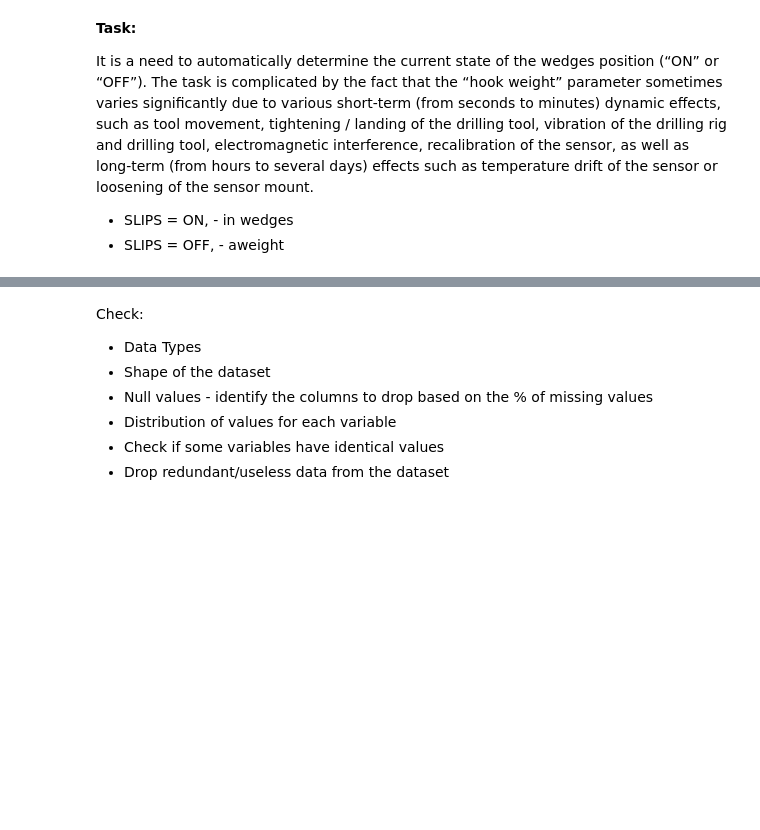
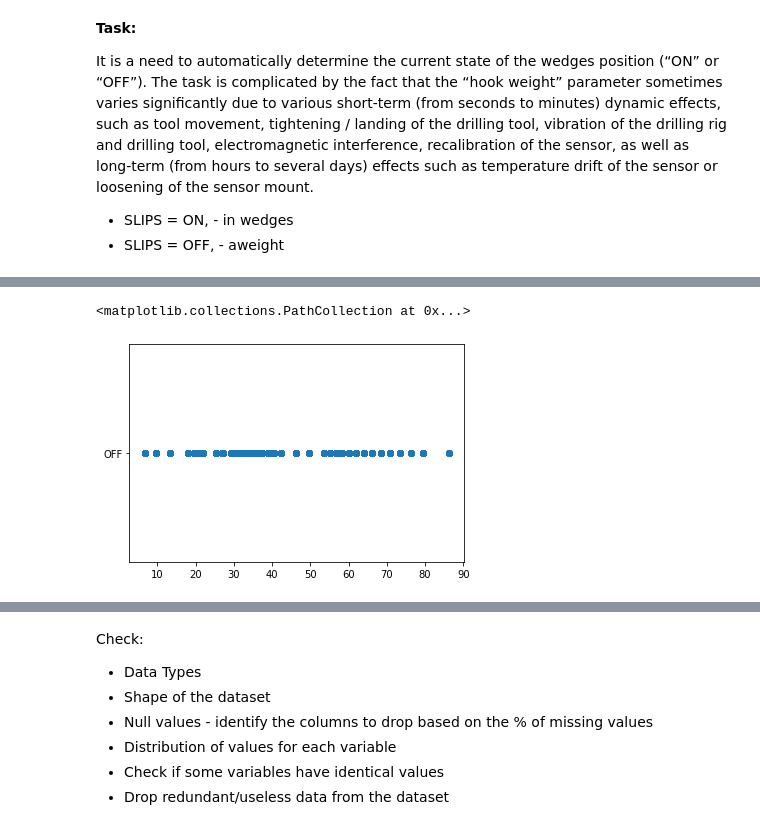
Before and after one commit to Kinetikm/AppliedPythonF2019, a Jupyter notebook: lectures/lecture_08_ml/notebooks/Determining_wedge_position.ipynb, the cells around one changed output, grey strips where cells are left out. Cells and saved outputs as stored; diff of their text form; code cells hidden in the pictures; blank space fills up the shorter version.

```diff
--- a/lectures/lecture_08_ml/notebooks/Determining_wedge_position.ipynb
+++ b/lectures/lecture_08_ml/notebooks/Determining_wedge_position.ipynb
@@ -85,0 +139,5 @@ data.head()
+# %%
+plt.scatter(data["rotor_speed"], data["SLIPS"])
+# %% [output]
+<matplotlib.collections.PathCollection at 0x...>
+[figure, added]
```
Also changed, not shown: parts of 7 cells of this notebook, 11 other files.
